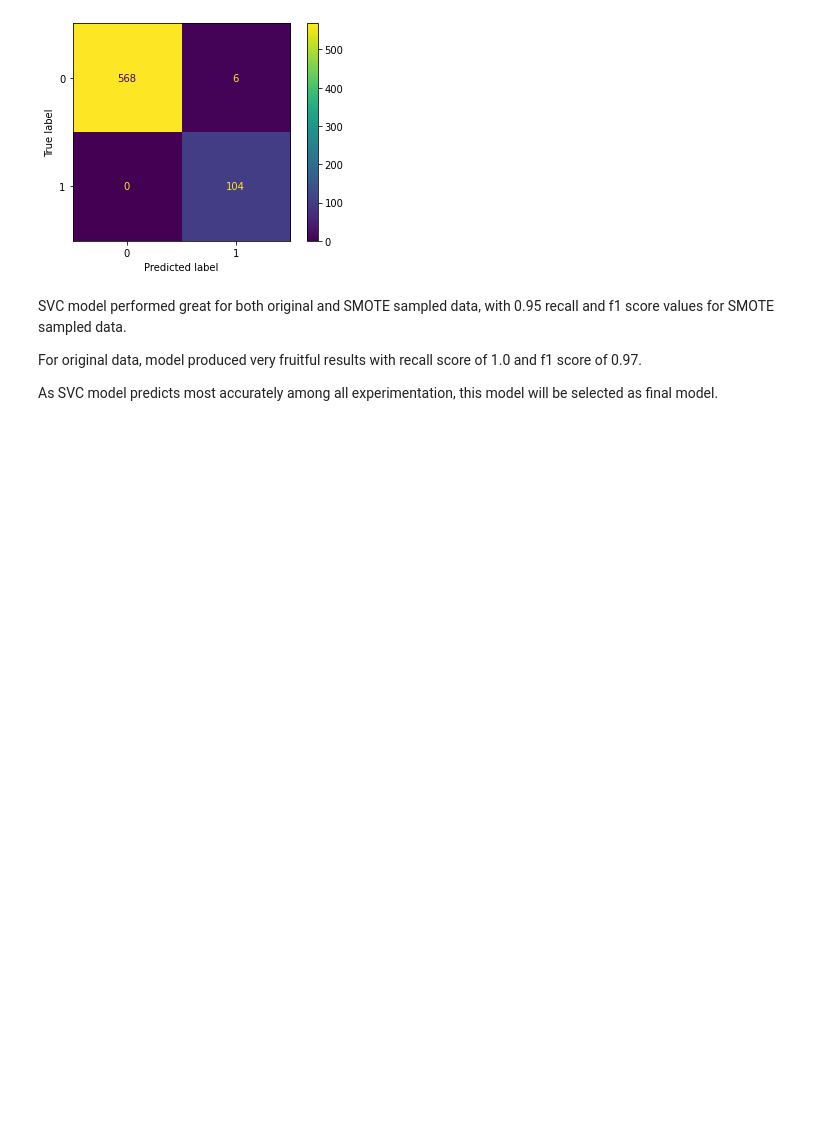
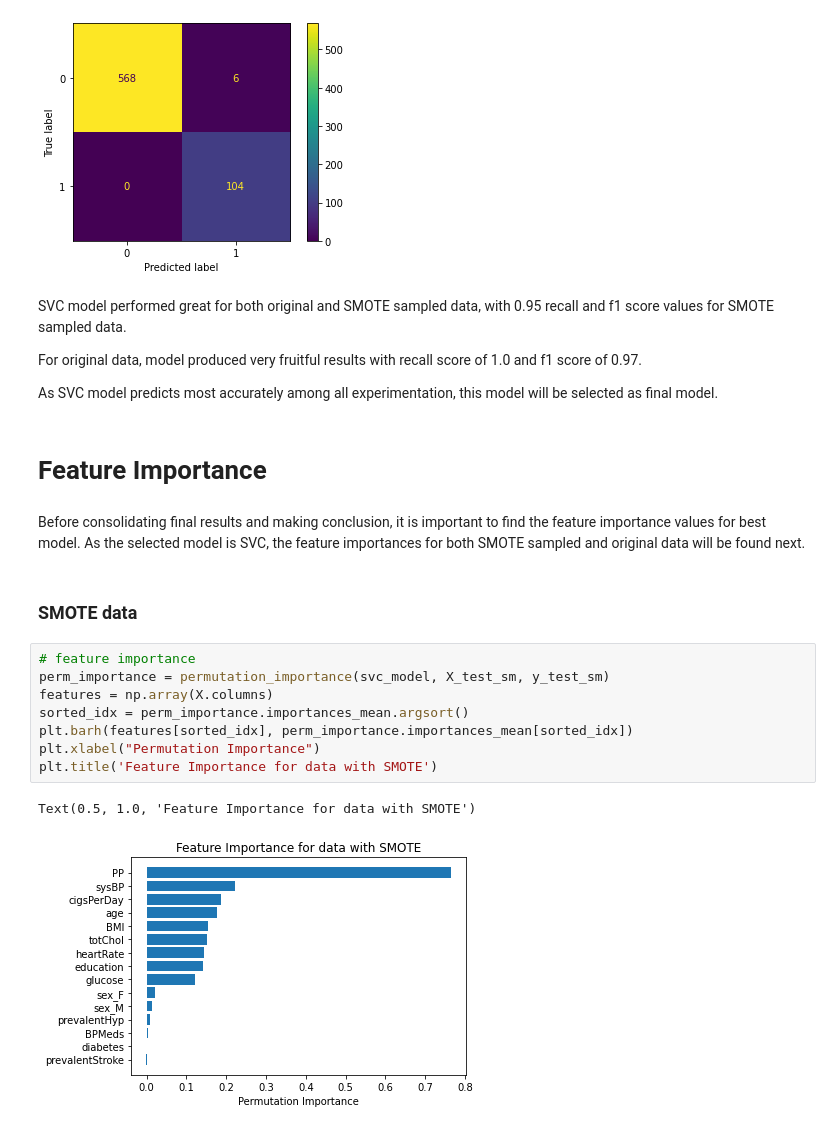
Before and after one commit to iMrugesh9/Cardiovascular_Risk_Prediction_Mrugesh_Patel, a Jupyter notebook: Cardiovascular_Risk_Prediction_Mrugesh_Patel.ipynb, the cells around one changed output. Drawn from its saved outputs; the diff is of its cells as text; blank space fills up the shorter version.

```diff
--- a/Cardiovascular_Risk_Prediction_Mrugesh_Patel.ipynb
+++ b/Cardiovascular_Risk_Prediction_Mrugesh_Patel.ipynb
@@ -1121,3 +1121,20 @@ SVC model performed great for both original and SMOTE sampled data, with 0.95 re
 For original data, model produced very fruitful results with recall score of 1.0 and f1 score of 0.97.
 
 As SVC model predicts most accurately among all experimentation, this model will be selected as final model.
+# %% [markdown]
+# Feature Importance
+# %% [markdown]
+Before consolidating final results and making conclusion, it is important to find the feature importance values for best model. As the selected model is SVC, the feature importances for both SMOTE sampled and original data will be found next.
+# %% [markdown]
+### SMOTE data
+# %%
+# feature importance
+perm_importance = permutation_importance(svc_model, X_test_sm, y_test_sm)
+features = np.array(X.columns)
+sorted_idx = perm_importance.importances_mean.argsort()
+plt.barh(features[sorted_idx], perm_importance.importances_mean[sorted_idx])
+plt.xlabel("Permutation Importance")
+plt.title('Feature Importance for data with SMOTE')
+# %% [output]
+Text(0.5, 1.0, 'Feature Importance for data with SMOTE')
+[figure, added]
```
Also changed, not shown: parts of 11 cells of this notebook.
